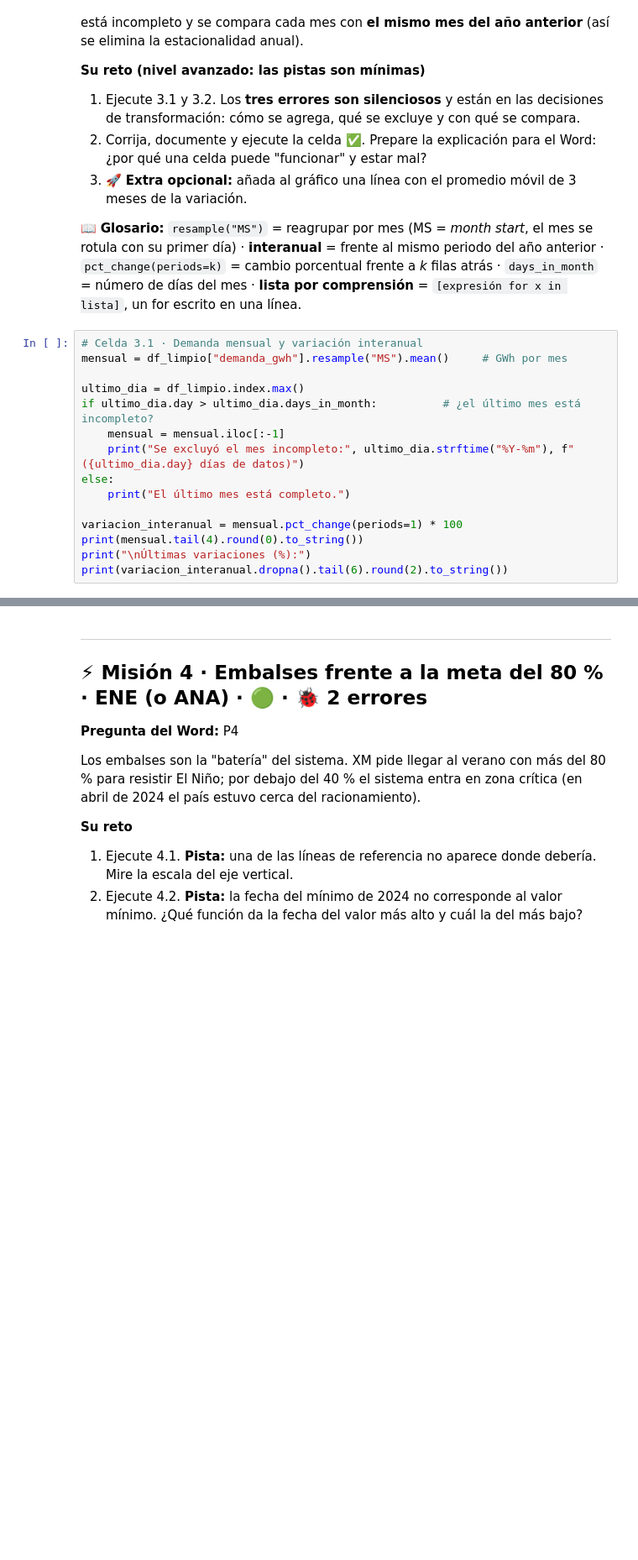
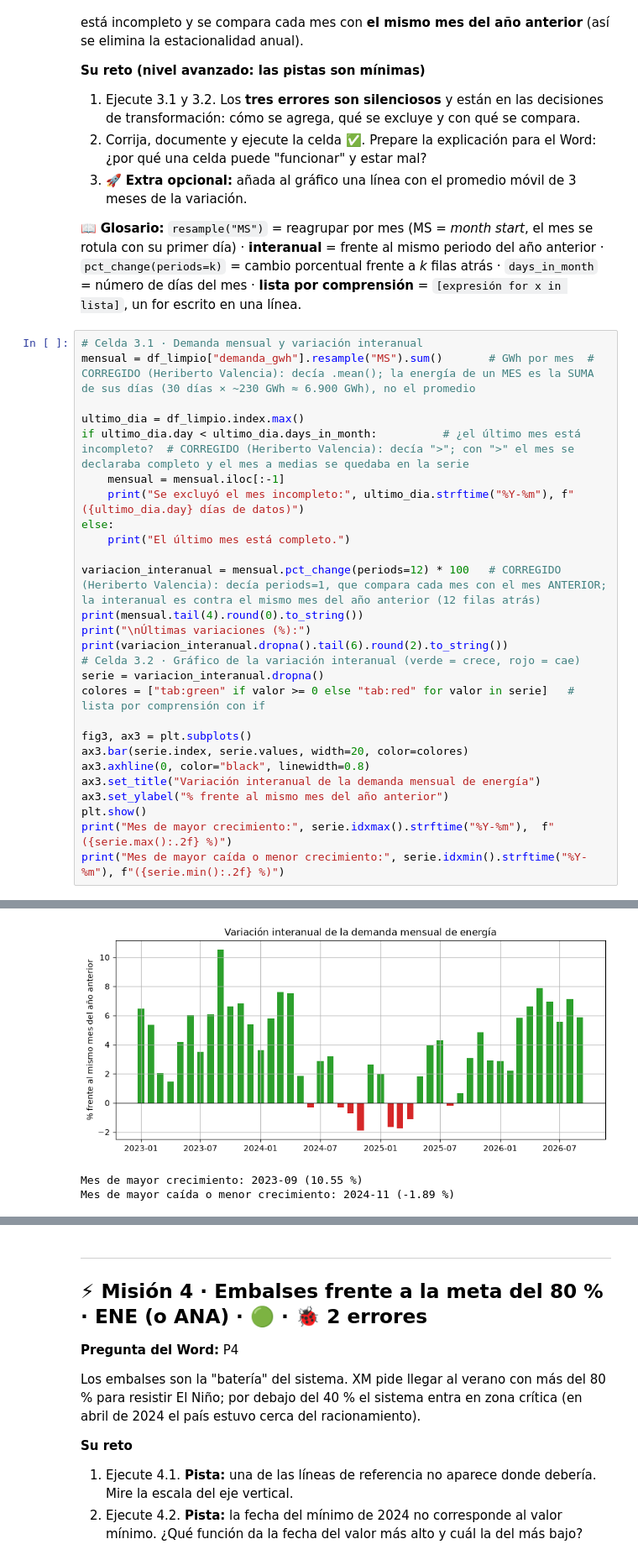
Before and after one commit to Heri-valen/aca-1, a Jupyter notebook: ACA1_Radiografia_Energetica.ipynb, the cells around one changed output, grey strips where cells are left out. Shown at 84% size. Cells and saved outputs as stored; diff of their text form; blank space fills up the shorter version.

```diff
--- a/ACA1_Radiografia_Energetica.ipynb
+++ b/ACA1_Radiografia_Energetica.ipynb
@@ -521,16 +615,29 @@ La pregunta de la gerencia es: *¿consumimos más o menos energía que hace un a
 📖 **Glosario:** `resample("MS")` = reagrupar por mes (MS = *month start*, el mes se rotula con su primer día) · **interanual** = frente al mismo periodo del año anterior · `pct_change(periods=k)` = cambio porcentual frente a *k* filas atrás · `days_in_month` = número de días del mes · **lista por comprensión** = `[expresión for x in lista]`, un for escrito en una línea.
 # %%
 # Celda 3.1 · Demanda mensual y variación interanual
-mensual = df_limpio["demanda_gwh"].resample("MS").mean()     # GWh por mes
+mensual = df_limpio["demanda_gwh"].resample("MS").sum()       # GWh por mes  # CORREGIDO (Heriberto Valencia): decía .mean(); la energía de un MES es la SUMA de sus días (30 días × ~230 GWh ≈ 6.900 GWh), no el promedio
 
 ultimo_dia = df_limpio.index.max()
-if ultimo_dia.day > ultimo_dia.days_in_month:          # ¿el último mes está incompleto?
+if ultimo_dia.day < ultimo_dia.days_in_month:          # ¿el último mes está incompleto?  # CORREGIDO (Heriberto Valencia): decía ">"; con ">" el mes se declaraba completo y el mes a medias se quedaba en la serie
     mensual = mensual.iloc[:-1]
     print("Se excluyó el mes incompleto:", ultimo_dia.strftime("%Y-%m"), f"({ultimo_dia.day} días de datos)")
 else:
     print("El último mes está completo.")
 
-variacion_interanual = mensual.pct_change(periods=1) * 100
+variacion_interanual = mensual.pct_change(periods=12) * 100   # CORREGIDO (Heriberto Valencia): decía periods=1, que compara cada mes con el mes ANTERIOR; la interanual es contra el mismo mes del año anterior (12 filas atrás)
 print(mensual.tail(4).round(0).to_string())
 print("\nÚltimas variaciones (%):")
 print(variacion_interanual.dropna().tail(6).round(2).to_string())
+# Celda 3.2 · Gráfico de la variación interanual (verde = crece, rojo = cae)
+serie = variacion_interanual.dropna()
+colores = ["tab:green" if valor >= 0 else "tab:red" for valor in serie]   # lista por comprensión con if
+
+fig3, ax3 = plt.subplots()
+ax3.bar(serie.index, serie.values, width=20, color=colores)
+ax3.axhline(0, color="black", linewidth=0.8)
+ax3.set_title("Variación interanual de la demanda mensual de energía")
+ax3.set_ylabel("% frente al mismo mes del año anterior")
+plt.show()
+print("Mes de mayor crecimiento:", serie.idxmax().strftime("%Y-%m"),  f"({serie.max():.2f} %)")
+print("Mes de mayor caída o menor crecimiento:", serie.idxmin().strftime("%Y-%m"), f"({serie.min():.2f} %)")
+# %% [output]
@@ -536,0 +661,3 @@ print(variacion_interanual.dropna().tail(6).round(2).to_string())
+[figure, added]
+Mes de mayor crecimiento: 2023-09 (10.55 %)
+Mes de mayor caída o menor crecimiento: 2024-11 (-1.89 %)
```
Also changed, not shown: parts of 39 cells of this notebook.
